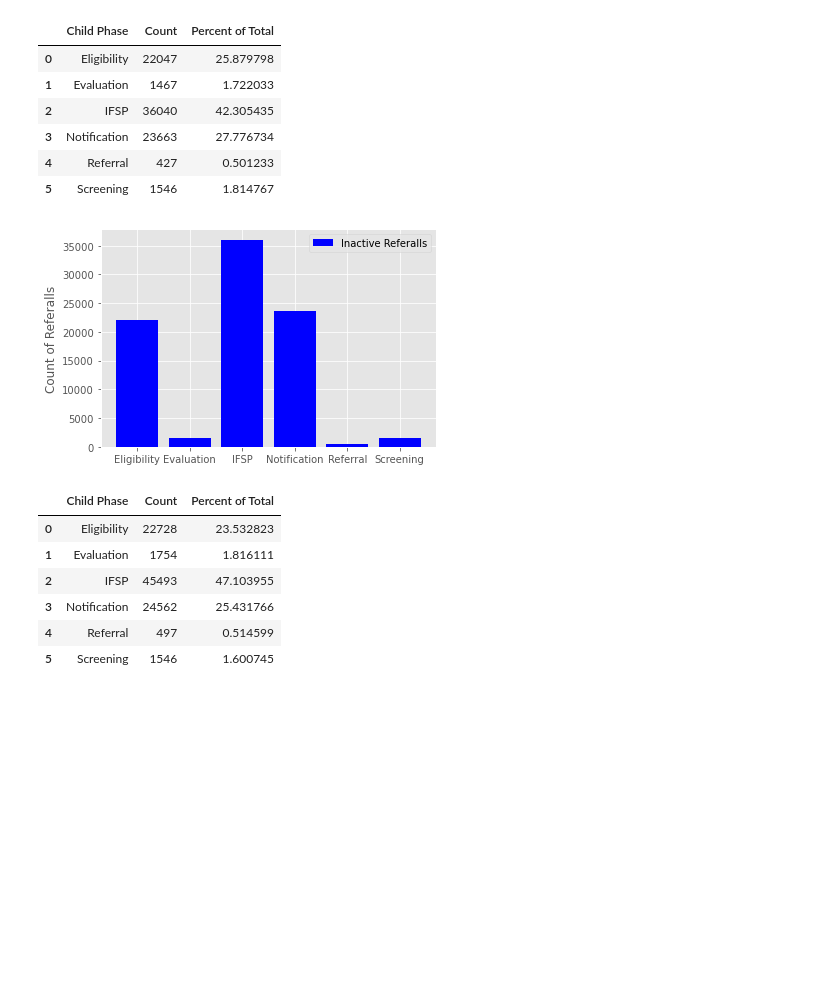
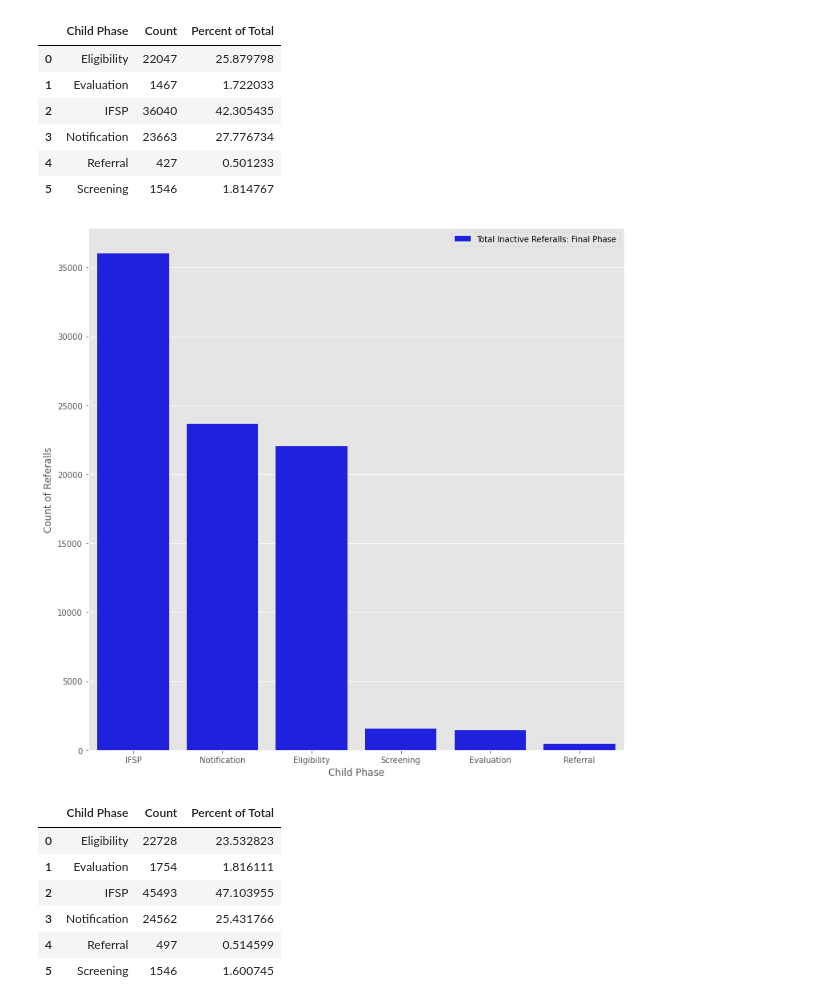
Before and after one commit to NSS-Full-Time-Data-Analytics-7/teis_project-gaston, a Jupyter notebook: notebooks/Gaston Michael DIDD Project.ipynb, the cells around one changed output. Drawn from its saved outputs; the diff is of its cells as text; code cells hidden in the pictures; blank space fills up the shorter version.

Commit message:
final answer for exit reasons and phases

```diff
--- a/notebooks/Gaston Michael DIDD Project.ipynb
+++ b/notebooks/Gaston Michael DIDD Project.ipynb
@@ -488,0 +984,10 @@ See the caveats in the documentation: https://pandas.pydata.org/pandas-docs/stab
+# %%
+# SW Exit Reasons
+fig, ax = plt.subplots(figsize=(12,12))
+
+sns.barplot(y=SW_Exit_Reasons['Exit Reason'], x=SW_Exit_Reasons['Count'],
+        label='SW Inactive Referalls: Exit Reason',
+        color = 'red', order=SW_Exit_Reasons.sort_values('Count',ascending=False)['Exit Reason'], orient='h')
+plt.legend()
+plt.style.use('ggplot')
+plt.ylabel('Exit Reason');
@@ -516,0 +1039,10 @@ See the caveats in the documentation: https://pandas.pydata.org/pandas-docs/stab
+# %%
+# UC Final Phases
+fig, ax = plt.subplots(figsize=(12,12))
+
+sns.barplot(UC_Phase['Child Phase'], UC_Phase['Count'],
+        label='UC Inactive Referalls: Final Phase',
+        color = 'blue', order=UC_Phase.sort_values('Count',ascending=False)['Child Phase'])
+plt.legend()
+plt.style.use('ggplot')
+plt.ylabel('Count of Referalls');
@@ -516,0 +1075,10 @@ See the caveats in the documentation: https://pandas.pydata.org/pandas-docs/stab
+# %%
+# UC Exit Reasons
+fig, ax = plt.subplots(figsize=(12,12))
+
+sns.barplot(y=UC_Exit_Reasons['Exit Reason'], x=UC_Exit_Reasons['Count'],
+        label='UC Inactive Referalls: Exit Reason',
+        color = 'red', order=UC_Exit_Reasons.sort_values('Count',ascending=False)['Exit Reason'], orient='h')
+plt.legend()
+plt.style.use('ggplot')
+plt.ylabel('Exit Reason');
@@ -529,14 +1099,16 @@ Final_Phase
 | 4 | Referral | 427 | 0.501233 |
 | 5 | Screening | 1546 | 1.814767 |
 # %%
-plt.bar(Final_Phase['Child Phase'], Final_Phase['Count'],
-        label='Inactive Referalls',
-        color = 'blue')
+fig, ax = plt.subplots(figsize=(12,12))
+
+sns.barplot(Final_Phase['Child Phase'], Final_Phase['Count'],
+        label='Total Inactive Referalls: Final Phase',
+        color = 'blue', order=Final_Phase.sort_values('Count',ascending=False)['Child Phase'])
 plt.legend()
 plt.style.use('ggplot')
 plt.ylabel('Count of Referalls');
 # %% [output]
-[figure, old version]
+[figure, new version]
 # %%
 TEIS_Phases = TEIS_Referral_Data.groupby(['Child Phase'])['Child ID'].count()
 TEIS_Phases = TEIS_Phases.to_frame().reset_index()
```
Also changed, not shown: parts of 41 cells of this notebook.
